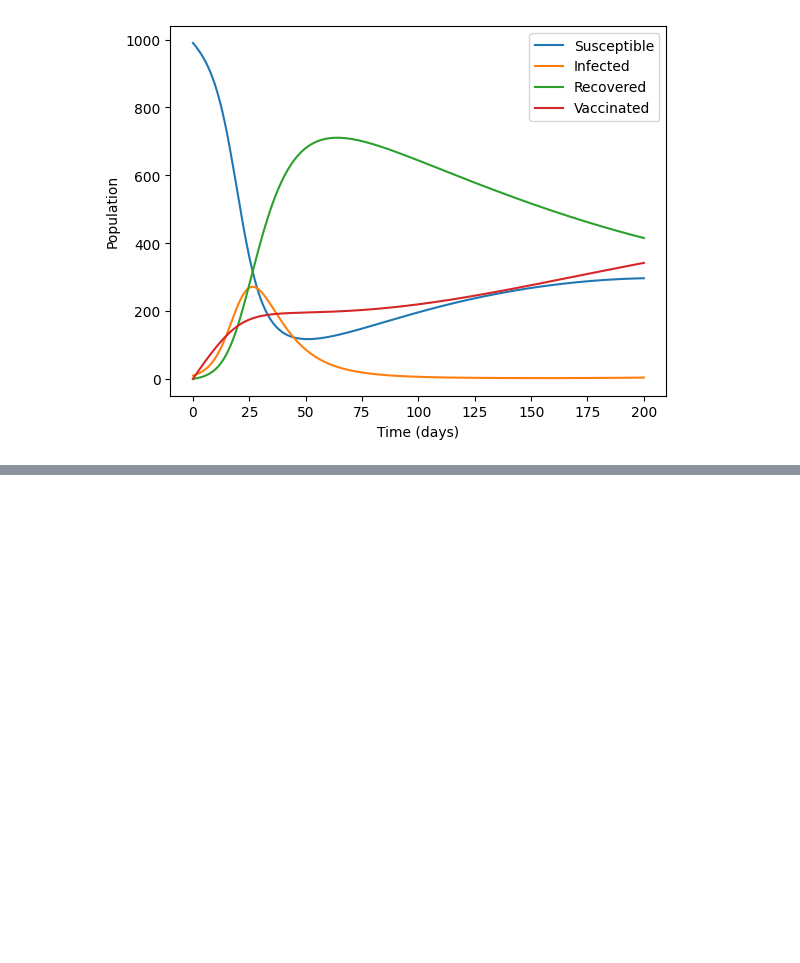
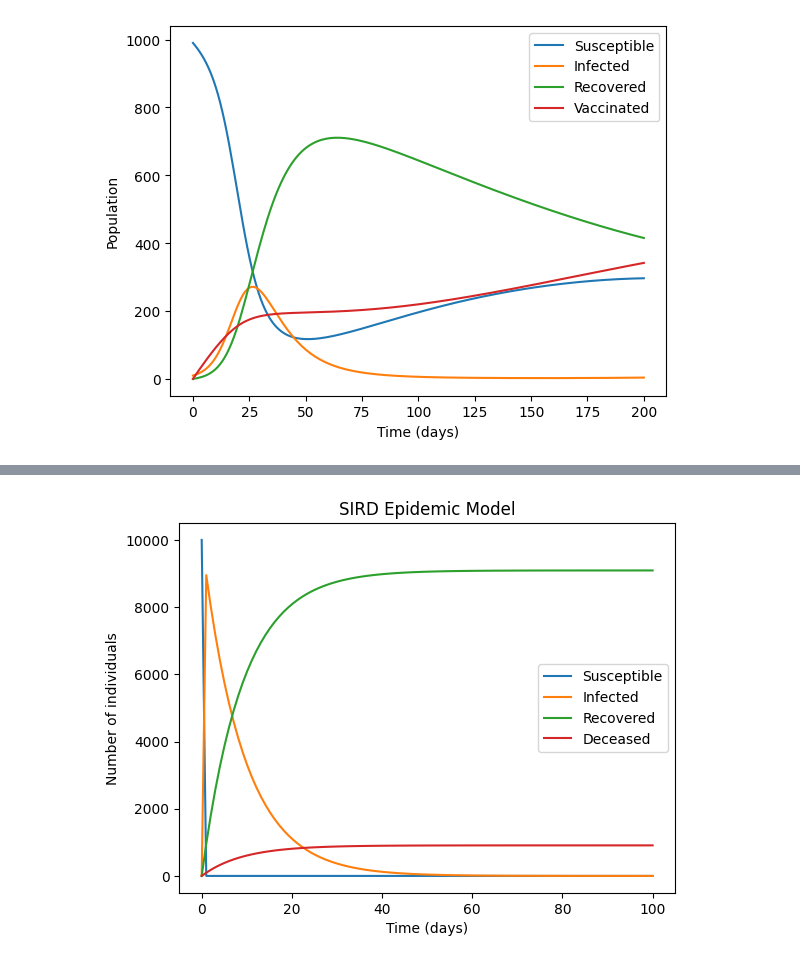
Before and after one commit to imghady/Models-of-percolation-and-epidemic-spreading, a Jupyter notebook: csp.ipynb, the cells around one changed output, grey strips where cells are left out. Saved outputs shown, nothing was run; the diff lists cells and outputs as text; code cells hidden in the pictures; blank space fills up the shorter version.

Commit message:
add SIRD and MSIR models

```diff
--- a/csp.ipynb
+++ b/csp.ipynb
@@ -152,0 +182,49 @@ plt.show()
+# %%
+import numpy as np
+from scipy.integrate import odeint
+import matplotlib.pyplot as plt
+
+# Function to define the SIRD model
+def sird_model(y, t, beta, gamma, mu):
+    S, I, R, D = y
+
+    dSdt = -beta * S * I
+    dIdt = beta * S * I - (gamma + mu) * I
+    dRdt = gamma * I
+    dDdt = mu * I
+
+    return [dSdt, dIdt, dRdt, dDdt]
+
+# Initial conditions
+S0 = 9999    # number of susceptible individuals
+I0 = 1       # number of infected individuals
+R0 = 0       # number of recovered individuals
+D0 = 0       # number of deceased individuals
+
+# Total population
+N = S0 + I0 + R0 + D0
+
+# Contact rate, recovery rate, and mortality rate
+beta = 0.3   # contact rate
+gamma = 0.1  # recovery rate
+mu = 0.01    # mortality rate
+
+# Time vector
+t = np.linspace(0, 100, 100)   # simulate for 100 days
+
+# Solve the SIRD model
+solution = odeint(sird_model, [S0, I0, R0, D0], t, args=(beta, gamma, mu))
+S, I, R, D = solution.T
+
+# Plotting the results
+plt.plot(t, S, label='Susceptible')
+plt.plot(t, I, label='Infected')
+plt.plot(t, R, label='Recovered')
+plt.plot(t, D, label='Deceased')
+plt.xlabel('Time (days)')
+plt.ylabel('Number of individuals')
+plt.title('SIRD Epidemic Model')
+plt.legend()
+plt.show()
+# %% [output]
+[figure, added]
```
Also changed, not shown: parts of 4 cells of this notebook.
